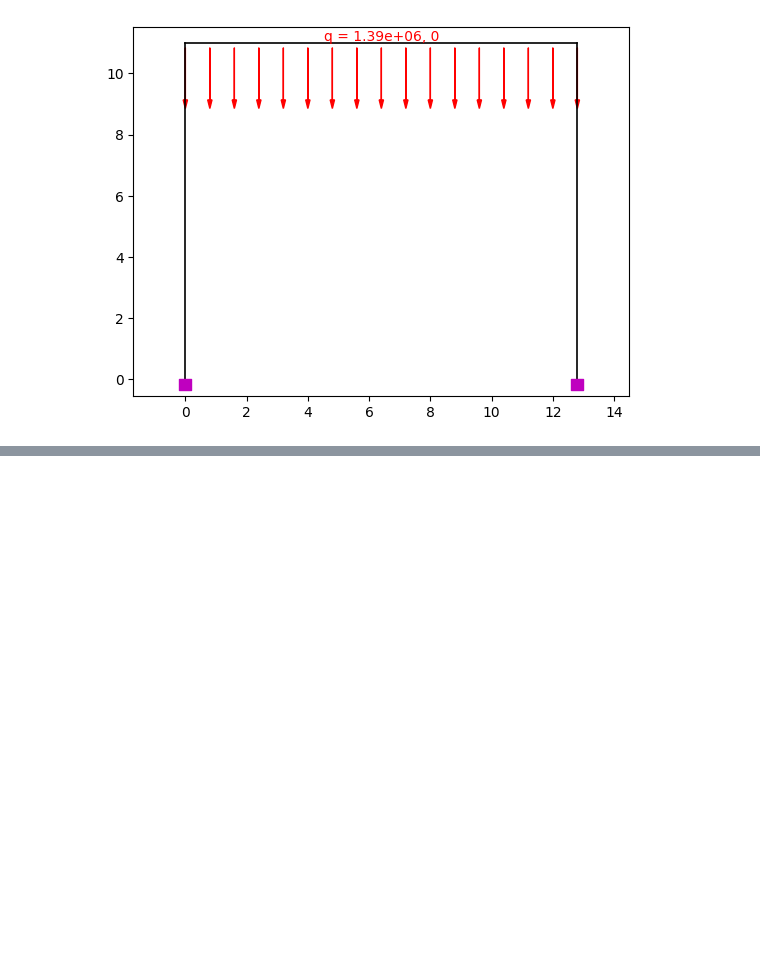
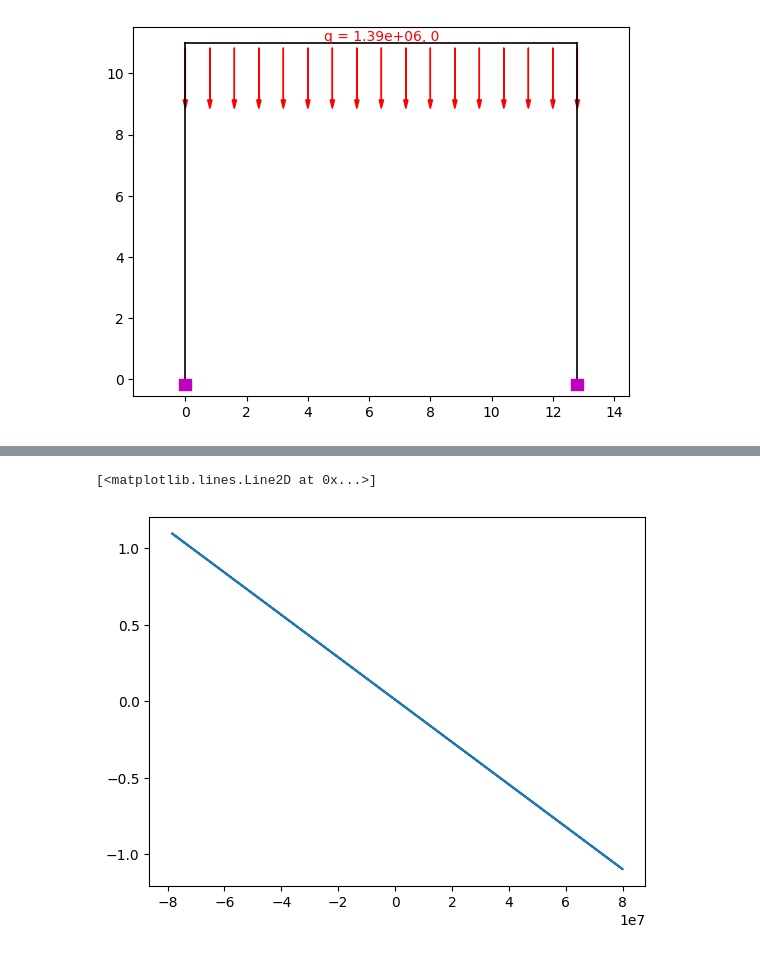
Before and after one commit to Ashim-Paudel/OpenSees-Resources-for-Beginners, a Jupyter notebook: Portal Frame Analysis/Elastic Section - Portal Frame Analysis.ipynb, the cells around one changed output, grey strips where cells are left out. Saved outputs shown, nothing was run; the diff lists cells and outputs as text; code cells hidden in the pictures; blank space fills up the shorter version.

Commit message:
cyclic pushover done

```diff
--- a/Portal Frame Analysis/Elastic Section - Portal Frame Analysis.ipynb
+++ b/Portal Frame Analysis/Elastic Section - Portal Frame Analysis.ipynb
@@ -349,0 +452,7 @@ plt.plot(shear2[:,1], -disp4[:, 1])
+# %%
+disps = np.loadtxt('Outputs/elastic/CyclicPushover/DispFree.txt')
+rxns = np.loadtxt('Outputs/elastic/CyclicPushover/ReactionsSupport.txt')
+plt.plot(rxns[:,1], disps[:, 1])
+# %% [output]
+[<matplotlib.lines.Line2D at 0x...>]
+[figure, added]
```
Also changed, not shown: parts of 16 cells of this notebook, 26 other files.
